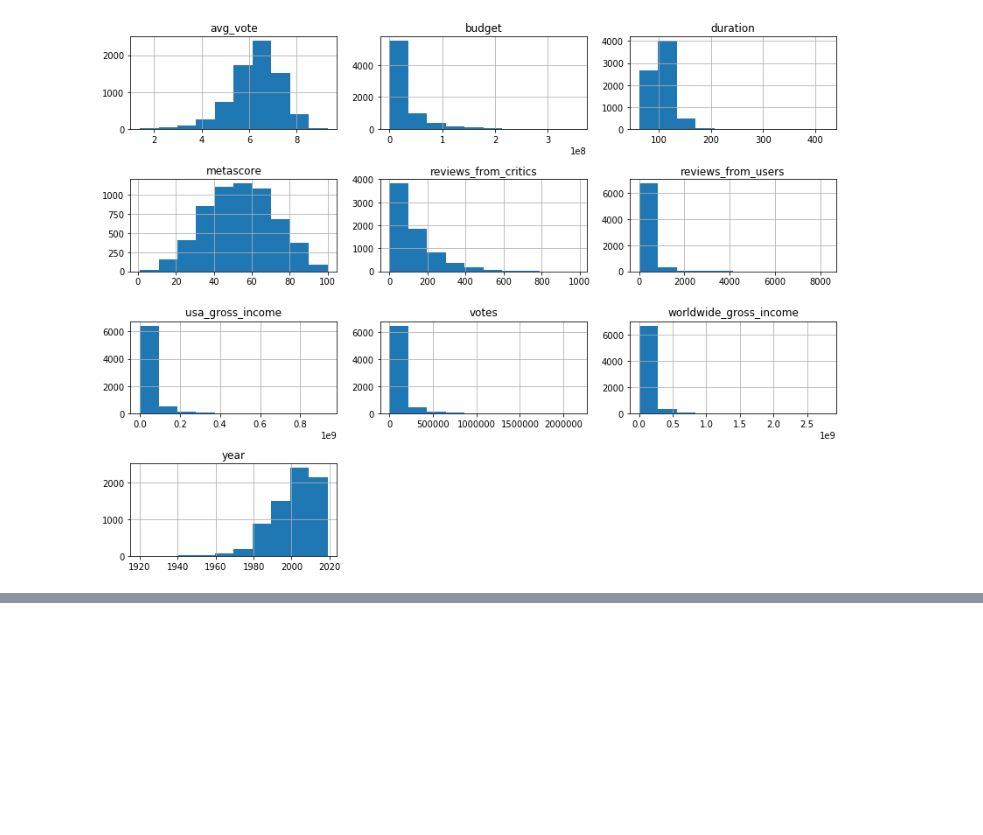
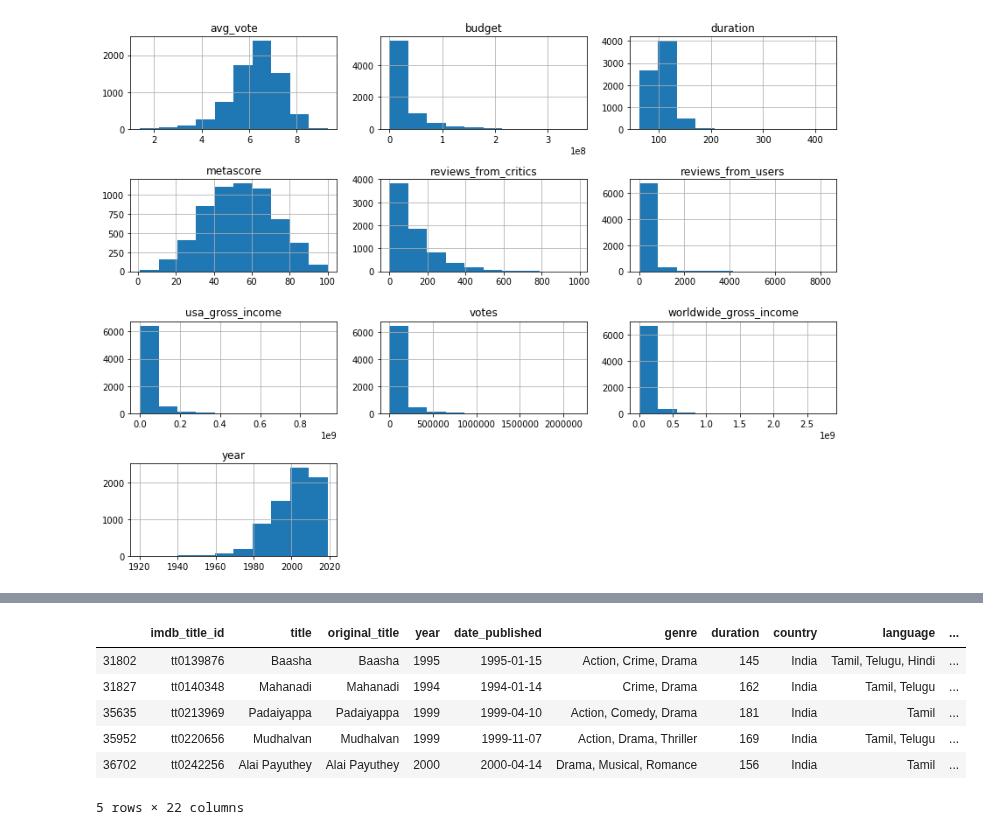
Before and after one commit to CreightonAshton/Scratchwork, a Jupyter notebook: Code/Movies/movies-scratch-work .ipynb, the cells around one changed output, grey strips where cells are left out. Drawn from its saved outputs; the diff is of its cells as text; code cells hidden in the pictures; blank space fills up the shorter version.

Commit message:
movie cleaning

```diff
--- a/Code/Movies/movies-scratch-work .ipynb
+++ b/Code/Movies/movies-scratch-work .ipynb
@@ -237,0 +240,4 @@ After a quick cleaning of the budget/gross data, we can see from the histograms
+# %%
+# first let's only look at the df where we have worldwide_gross_income
+wwgross_df = movies_df.loc[movies_df['worldwide_gross_income'].notnull()]
+wwgross_df.shape
@@ -237,0 +246,6 @@ After a quick cleaning of the budget/gross data, we can see from the histograms
+# %%
+# here we're going to convert the worldwide_gross_income into numerical data starting with the USDs
+usd_index = wwgross_df.loc[wwgross_df['worldwide_gross_income'].map(lambda x: x.split()[0]) == '$'].index
+usd_values = wwgross_df.loc[usd_index, 'worldwide_gross_income'].map(lambda x: x.lstrip('$')).values
+
+wwgross_df.loc[usd_index, 'worldwide_gross_income'] = usd_values
@@ -237,0 +267,19 @@ After a quick cleaning of the budget/gross data, we can see from the histograms
+# %%
+# Now let's convert everything to USD. First let's do INR
+inr_index = wwgross_df.loc[wwgross_df['worldwide_gross_income'].map(lambda x: x.split()[0] == 'INR')].index
+inr_values = wwgross_df.loc[inr_index, 'worldwide_gross_income'].map(lambda x: x.lstrip('INR')).values
+
+# exchange rate for 1 INR is equal to .013
+inr_to_usd_values = [round(inr*.013).astype(str) for inr in inr_values.astype(int)]
+
+wwgross_df.loc[inr_index, 'worldwide_gross_income'] = inr_to_usd_values
+# %%
+wwgross_df.loc[inr_index].head()
+# %% [output]
+|  | imdb_title_id | title | original_title | year | date_published | genre | duration | country | language | ... |
+| 31802 | tt0139876 | Baasha | Baasha | 1995 | 1995-01-15 | Action, Crime, Drama | 145 | India | Tamil, Telugu, Hindi | ... |
+| 31827 | tt0140348 | Mahanadi | Mahanadi | 1994 | 1994-01-14 | Crime, Drama | 162 | India | Tamil, Telugu | ... |
+| 35635 | tt0213969 | Padaiyappa | Padaiyappa | 1999 | 1999-04-10 | Action, Comedy, Drama | 181 | India | Tamil | ... |
+| 35952 | tt0220656 | Mudhalvan | Mudhalvan | 1999 | 1999-11-07 | Action, Drama, Thriller | 169 | India | Tamil, Telugu | ... |
+| 36702 | tt0242256 | Alai Payuthey | Alai Payuthey | 2000 | 2000-04-14 | Drama, Musical, Romance | 156 | India | Tamil | ... |
+5 rows × 22 columns
```
Also changed, not shown: parts of 14 cells of this notebook.
